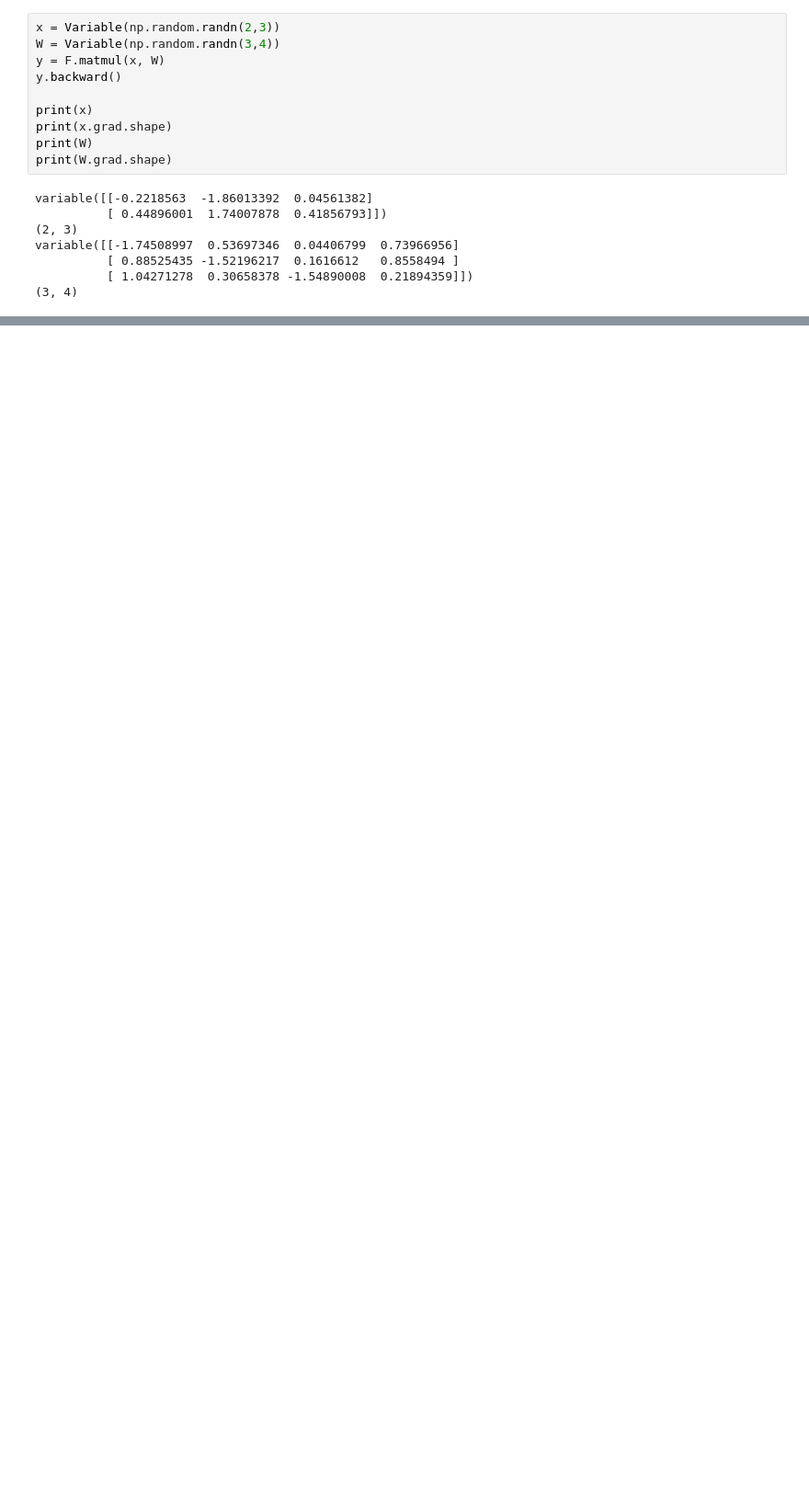
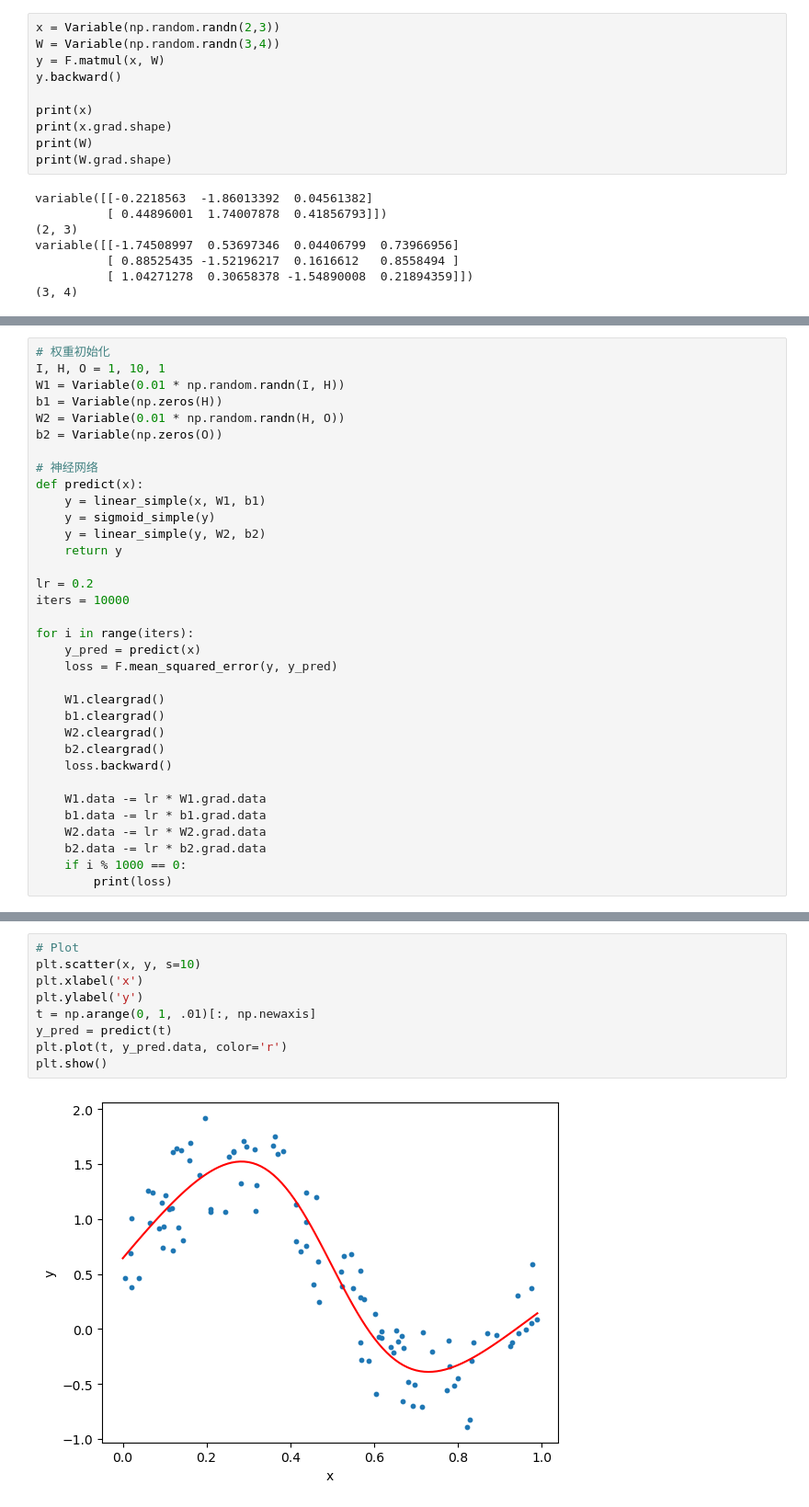
Before and after one commit to easymoneysnipertang/DeZero, a Jupyter notebook: stage4.ipynb, the cells around one changed output, grey strips where cells are left out. Shown at 92% size. Drawn from its saved outputs; the diff is of its cells as text; blank space fills up the shorter version.

```diff
--- a/stage4.ipynb
+++ b/stage4.ipynb
@@ -254,0 +361,34 @@ variable([[-1.74508997  0.53697346  0.04406799  0.73966956]
+# %%
+# 权重初始化
+I, H, O = 1, 10, 1
+W1 = Variable(0.01 * np.random.randn(I, H))
+b1 = Variable(np.zeros(H))
+W2 = Variable(0.01 * np.random.randn(H, O))
+b2 = Variable(np.zeros(O))
+
+# 神经网络
+def predict(x):
+    y = linear_simple(x, W1, b1)
+    y = sigmoid_simple(y)
+    y = linear_simple(y, W2, b2)
+    return y
+
+lr = 0.2
+iters = 10000
+
+for i in range(iters):
+    y_pred = predict(x)
+    loss = F.mean_squared_error(y, y_pred)
+
+    W1.cleargrad()
+    b1.cleargrad()
+    W2.cleargrad()
+    b2.cleargrad()
+    loss.backward()
+
+    W1.data -= lr * W1.grad.data
+    b1.data -= lr * b1.grad.data
+    W2.data -= lr * W2.grad.data
+    b2.data -= lr * b2.grad.data
+    if i % 1000 == 0:
+        print(loss)
@@ -254,0 +406,11 @@ variable([[-1.74508997  0.53697346  0.04406799  0.73966956]
+# %%
+# Plot
+plt.scatter(x, y, s=10)
+plt.xlabel('x')
+plt.ylabel('y')
+t = np.arange(0, 1, .01)[:, np.newaxis]
+y_pred = predict(t)
+plt.plot(t, y_pred.data, color='r')
+plt.show()
+# %% [output]
+[figure, added]
```
Also changed, not shown: parts of 14 cells of this notebook, 2 other files.
